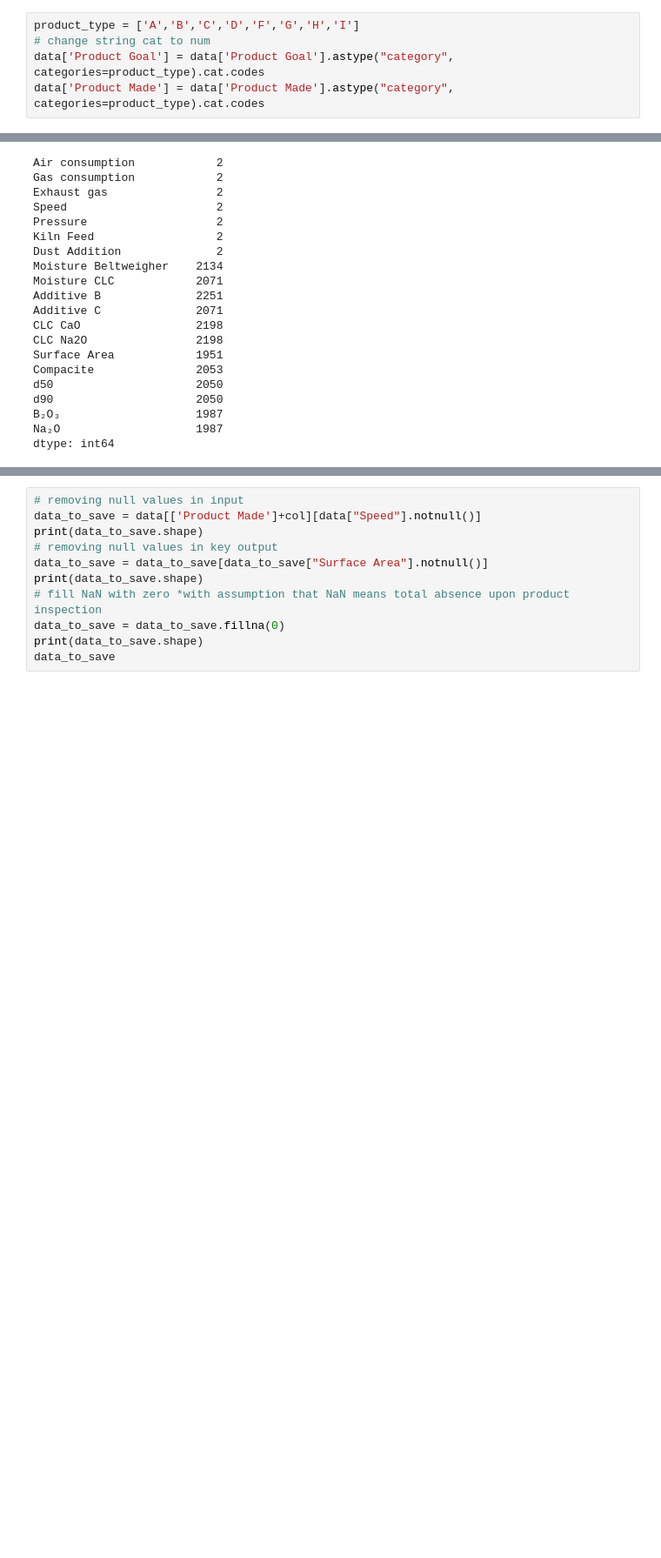
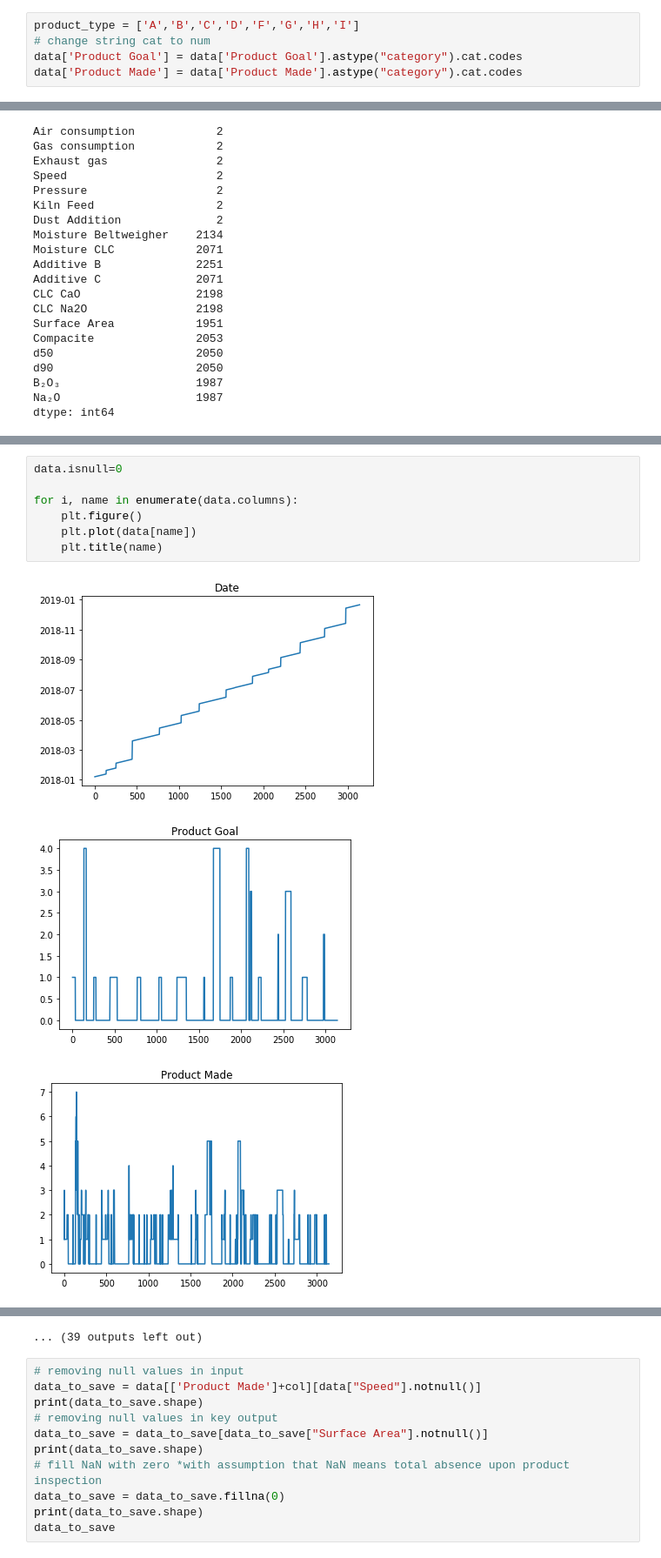
Before and after one commit to jagar2/Company_A, a Jupyter notebook: 0_DataDescription.ipynb, the cells around one changed output, grey strips where cells are left out. Shown at 87% size. Drawn from its saved outputs; the diff is of its cells as text; blank space fills up the shorter version.

```diff
--- a/0_DataDescription.ipynb
+++ b/0_DataDescription.ipynb
@@ -130,8 +138,8 @@ data = df.loc[df['Product Made'].isin(['A','B','C','D','F','G','H','I'])]
 # %%
 product_type = ['A','B','C','D','F','G','H','I']
 # change string cat to num
-data['Product Goal'] = data['Product Goal'].astype("category", categories=product_type).cat.codes
-data['Product Made'] = data['Product Made'].astype("category", categories=product_type).cat.codes
+data['Product Goal'] = data['Product Goal'].astype("category").cat.codes
+data['Product Made'] = data['Product Made'].astype("category").cat.codes
 # %% [output]
 A value is trying to be set on a copy of a slice from a DataFrame.
 Try using .loc[row_indexer,col_indexer] = value instead
@@ -231,0 +271,11 @@ dtype: int64
+# %%
+data.isnull=0
+
+for i, name in enumerate(data.columns):
+    plt.figure()
+    plt.plot(data[name])
+    plt.title(name)
+# %% [output]
+[figure, added]
+[figure, added]
+[figure, added]
@@ -232,3 +291,4 @@ dtype: int64
+... (39 outputs left out)
 # %%
 # removing null values in input
 data_to_save = data[['Product Made']+col][data["Speed"].notnull()]
```
Also changed, not shown: parts of 12 cells of this notebook, 2 other files.
